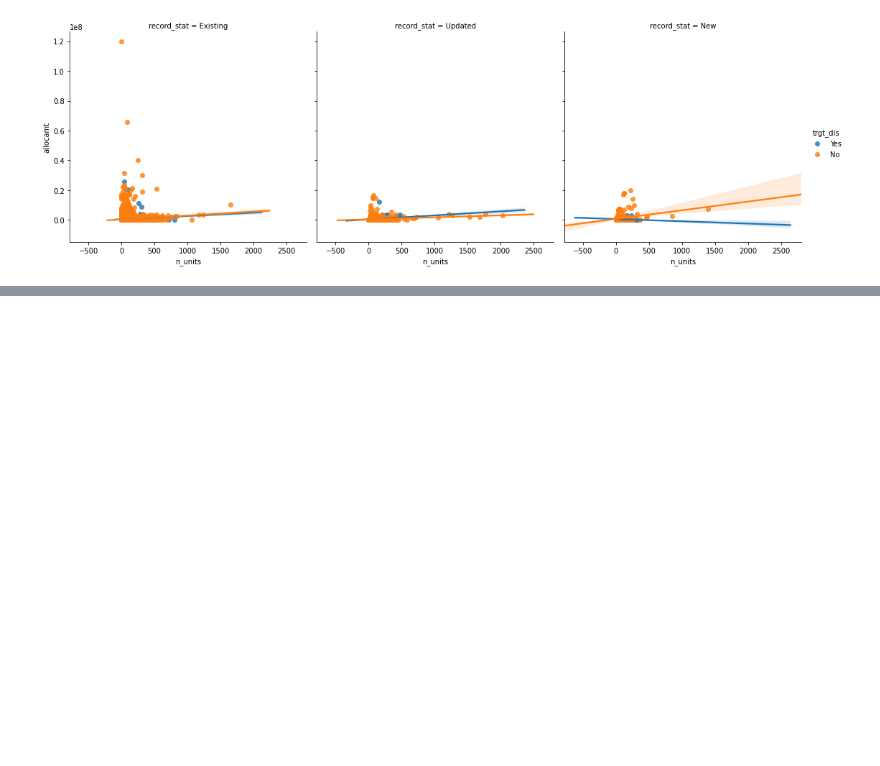
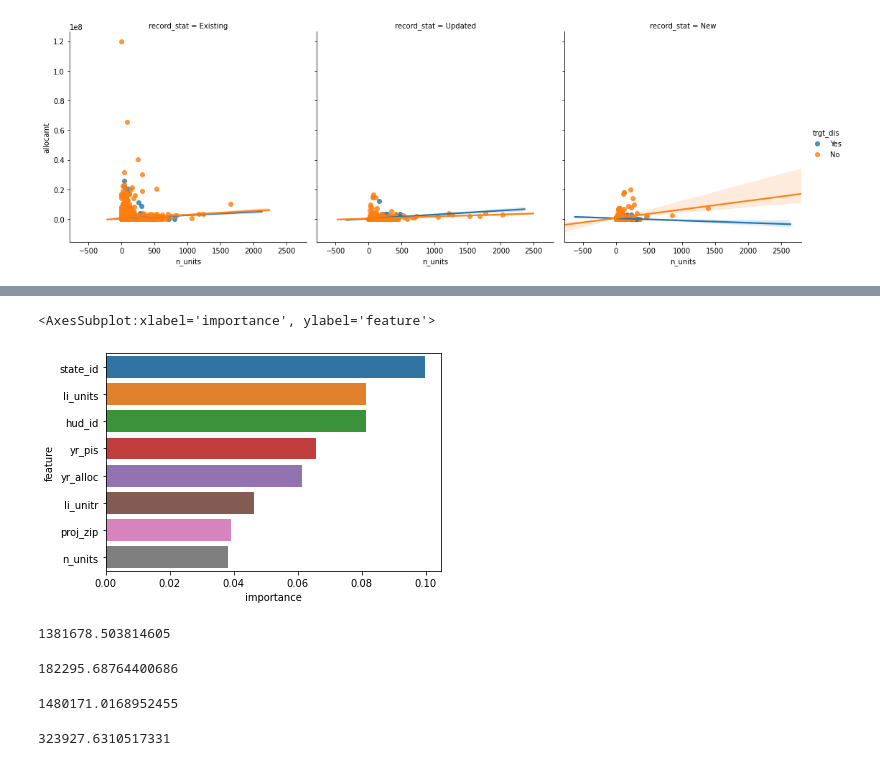
Before and after one commit to bnicholson206/DataAnalysis-LIHTC, a Jupyter notebook: DataAnalysis-LIHTC.ipynb, the cells around one changed output, grey strips where cells are left out. Drawn from its saved outputs; the diff is of its cells as text; code cells hidden in the pictures; blank space fills up the shorter version.

Commit message:
Added more analysis and linReg and randoForest

```diff
--- a/DataAnalysis-LIHTC.ipynb
+++ b/DataAnalysis-LIHTC.ipynb
@@ -564,0 +679,5 @@ plt.show()
+# %%
+from sklearn.linear_model import LinearRegression
+
+lin_reg = LinearRegression()
+lin_reg.fit(X_train,y_train)
@@ -564,0 +737,10 @@ plt.show()
+# %%
+# from sklearn.model_selection import train_test_split
+
+# X_train, X_test, y_train, y_test = train_test_split(data, label, test_size=0.33, random_state=1)
+from sklearn.ensemble import RandomForestRegressor
+# Instantiate model with 1200 decision trees
+#nombre de feuille dans arbre   criterion:mean absolut error
+RandoForest = RandomForestRegressor( random_state = 0,n_estimators=700,criterion='mse')
+# %%
+RandoForest.fit(X_train,y_train)
@@ -564,0 +779,3 @@ plt.show()
+# %%
+ importances = pd.DataFrame({"feature": X_train.columns, "importance": RandoForest.feature_importances_})
+ importances.sort_values("importance", ascending=False)[:10]
@@ -564,0 +794,5 @@ plt.show()
+# %%
+sns.barplot(data=importances.sort_values("importance", ascending=False).head(8), x="importance", y="feature")
+# %% [output]
+<AxesSubplot:xlabel='importance', ylabel='feature'>
+[figure, added]
@@ -564,0 +801,22 @@ plt.show()
+# %%
+lin_mse_forest = mean_squared_error(y_test, predForest)
+lin_rmse_forest = np.sqrt(lin_mse_forest)
+lin_rmse_forest
+# %% [output]
+1381678.503814605
+# %%
+lin_mae_forest = mean_absolute_error(y_test, predForest)
+lin_mae_forest
+# %% [output]
+182295.68764400686
+# %%
+lin_mse_lin_reg = mean_squared_error(y_test, predLinReg)
+lin_rmse_lin_reg = np.sqrt(lin_mse_lin_reg)
+lin_rmse_lin_reg
+# %% [output]
+1480171.0168952455
+# %%
+lin_mae_lin_reg = mean_absolute_error(y_test, predLinReg)
+lin_mae_lin_reg
+# %% [output]
+323927.6310517331
```
Also changed, not shown: parts of 34 cells of this notebook.
